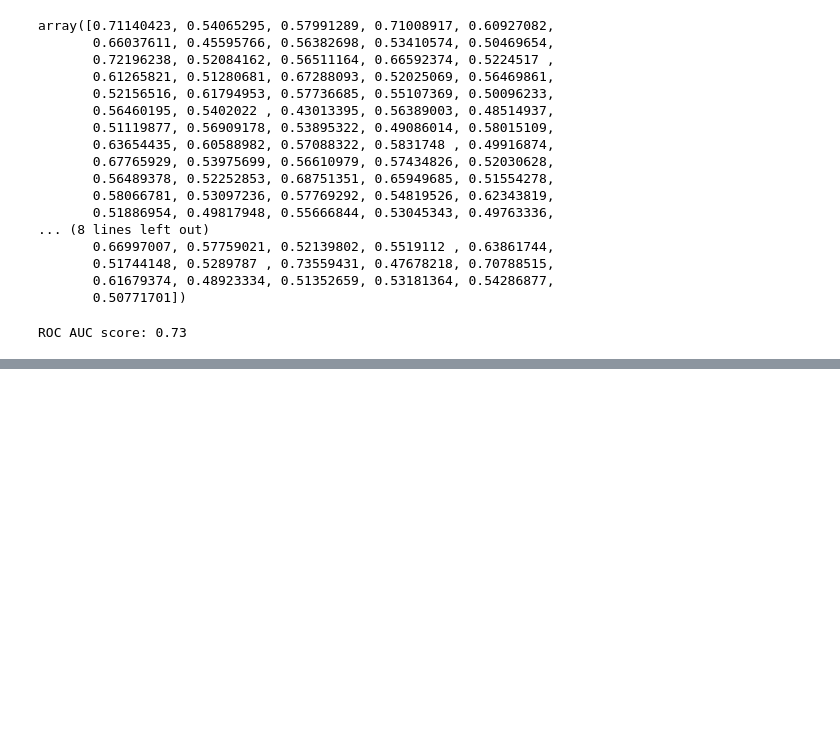
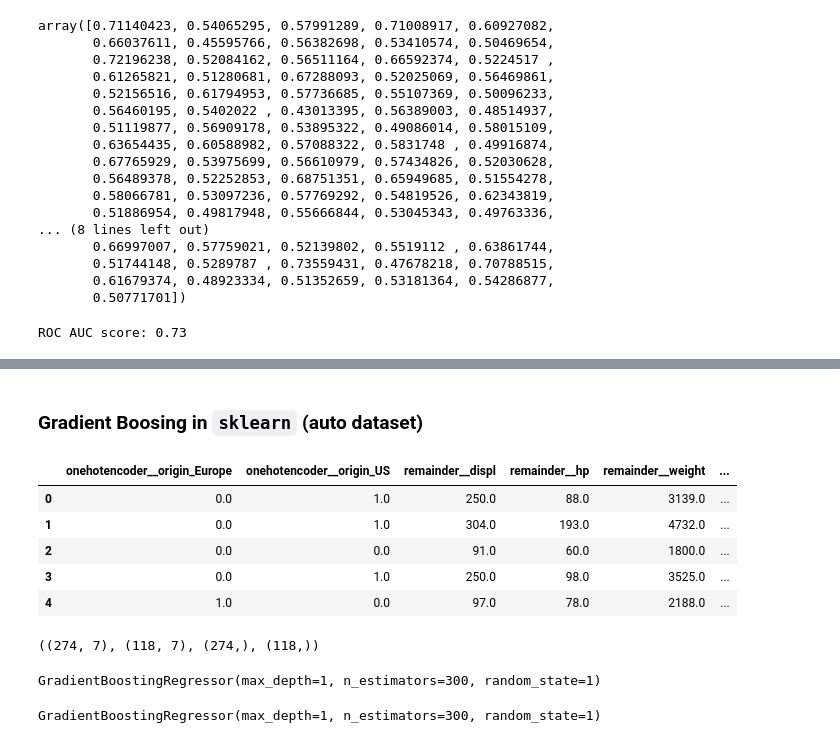
Before and after one commit to PaulToronto/DataCamp-Track---Machine-Learning-Scientist-in-Python, a Jupyter notebook: 6_4_Machine_Learning_with_Tree_Based_Models_in_Python_Boosting.ipynb, the cells around one changed output, grey strips where cells are left out. Cells and saved outputs as stored; diff of their text form; code cells hidden in the pictures; blank space fills up the shorter version.

```diff
--- a/6_4_Machine_Learning_with_Tree_Based_Models_in_Python_Boosting.ipynb
+++ b/6_4_Machine_Learning_with_Tree_Based_Models_in_Python_Boosting.ipynb
@@ -68,0 +74,4 @@ memory usage: 50.2+ KB
+# %%
+id = '14qqT73DvmgD0dx9zkcs3pxRLMCwSANii'
+auto = pd.read_csv(base_url + id)
+auto.info()
@@ -274,0 +333,53 @@ ROC AUC score: 0.73
+# %% [markdown]
+### Gradient Boosing in `sklearn` (auto dataset)
+# %%
+preprocessor = make_column_transformer(
+    (OneHotEncoder(sparse_output=False, drop='first'), ['origin']),
+    remainder='passthrough',
+    force_int_remainder_cols=False
+)
+# %%
+X = auto.drop('mpg', axis=1)
+y = auto['mpg']
+
+index = X.index
+
+X = preprocessor.fit_transform(X)
+X = pd.DataFrame(X,
+                 columns=preprocessor.get_feature_names_out(),
+                 index = index)
+
+X.head()
+# %% [output]
+|  | onehotencoder__origin_Europe | onehotencoder__origin_US | remainder__displ | remainder__hp | remainder__weight | ... |
+| 0 | 0.0 | 1.0 | 250.0 | 88.0 | 3139.0 | ... |
+| 1 | 0.0 | 1.0 | 304.0 | 193.0 | 4732.0 | ... |
+| 2 | 0.0 | 0.0 | 91.0 | 60.0 | 1800.0 | ... |
+| 3 | 0.0 | 1.0 | 250.0 | 98.0 | 3525.0 | ... |
+| 4 | 1.0 | 0.0 | 97.0 | 78.0 | 2188.0 | ... |
+# %%
+SEED = 1
+
+X_train, X_test, y_train, y_test = train_test_split(
+    X, y,
+    test_size=0.3,
+    random_state=SEED
+)
+
+X_train.shape, X_test.shape, y_train.shape, y_test.shape
+# %% [output]
+((274, 7), (118, 7), (274,), (118,))
+# %%
+# `gpt` consists of 300 decision stumps
+gbt = GradientBoostingRegressor(
+    n_estimators=300,
+    max_depth=1,
+    random_state=SEED
+)
+gbt
+# %% [output]
+GradientBoostingRegressor(max_depth=1, n_estimators=300, random_state=1)
+# %%
+gbt.fit(X_train, y_train)
+# %% [output]
+GradientBoostingRegressor(max_depth=1, n_estimators=300, random_state=1)
```
Also changed, not shown: parts of 29 cells of this notebook.
